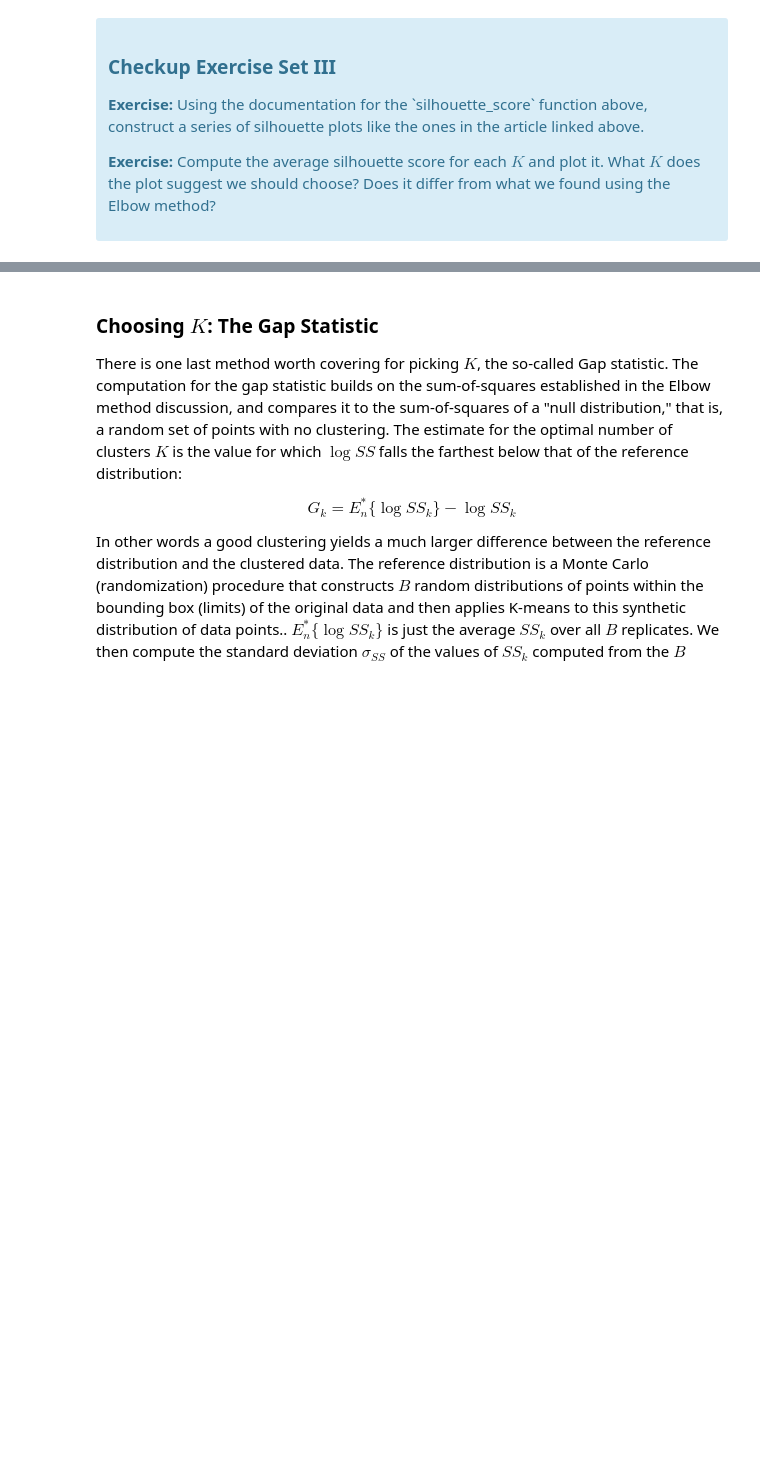
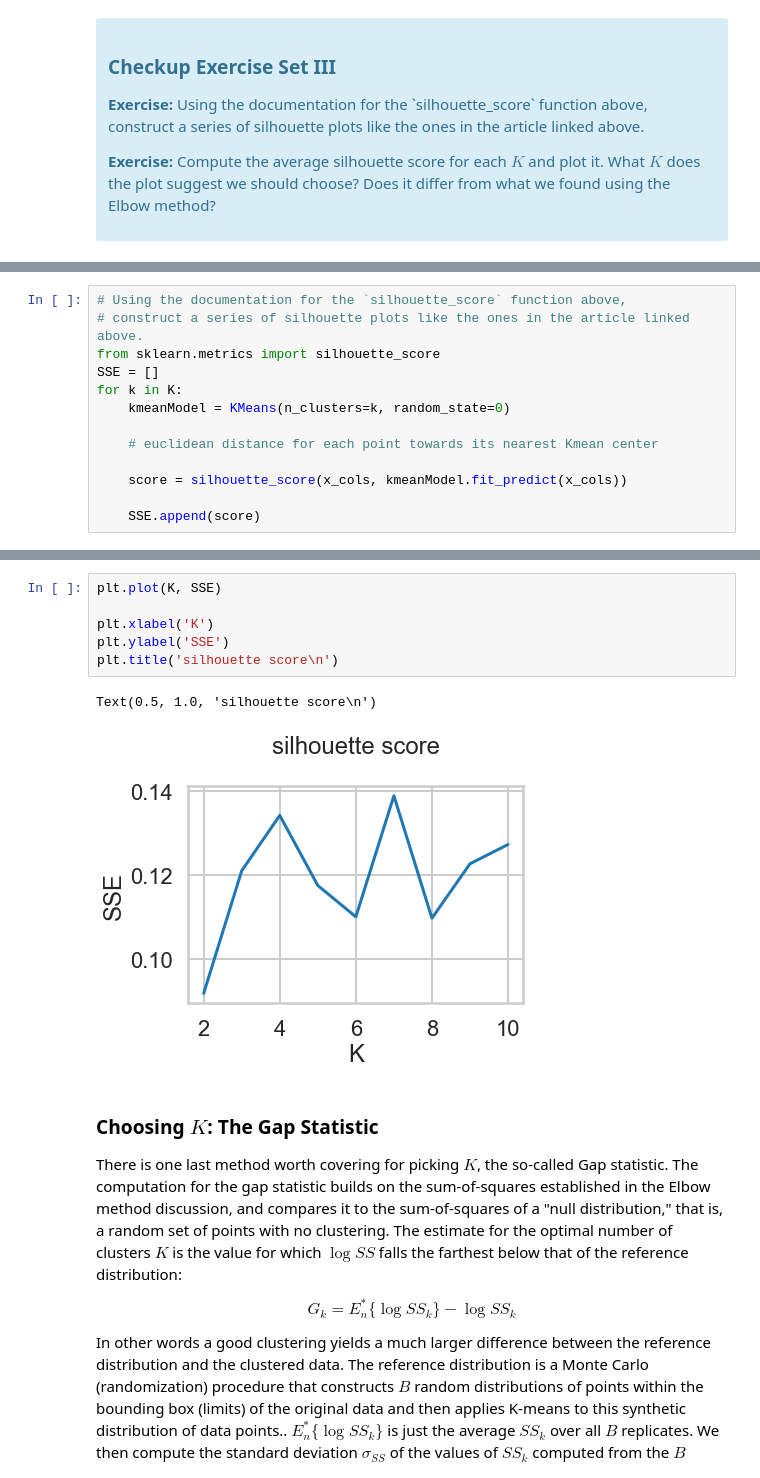
Before and after one commit to Shunling/SpringBoard, a Jupyter notebook: clustering/Mini_Project_Clustering.ipynb, the cells around one changed output, grey strips where cells are left out. Drawn from its saved outputs; the diff is of its cells as text; blank space fills up the shorter version.

Commit message:
moreCluster

```diff
--- a/clustering/Mini_Project_Clustering.ipynb
+++ b/clustering/Mini_Project_Clustering.ipynb
@@ -185,0 +185,13 @@ Fortunately, scikit-learn provides a function to compute this for us (phew!) cal
+# %%
+# Using the documentation for the `silhouette_score` function above,
+# construct a series of silhouette plots like the ones in the article linked above.
+from sklearn.metrics import silhouette_score
+SSE = []
+for k in K:
+    kmeanModel = KMeans(n_clusters=k, random_state=0)
+
+    # euclidean distance for each point towards its nearest Kmean center
+
+    score = silhouette_score(x_cols, kmeanModel.fit_predict(x_cols))
+
+    SSE.append(score)
@@ -186,3 +210,12 @@ Fortunately, scikit-learn provides a function to compute this for us (phew!) cal
+# %%
+plt.plot(K, SSE)
+
+plt.xlabel('K')
+plt.ylabel('SSE')
+plt.title('silhouette score\n')
+# %% [output]
+Text(0.5, 1.0, 'silhouette score\n')
+[figure, added]
 # %% [markdown]
 ### Choosing $K$: The Gap Statistic
 
```
Also changed, not shown: parts of 30 cells of this notebook.
